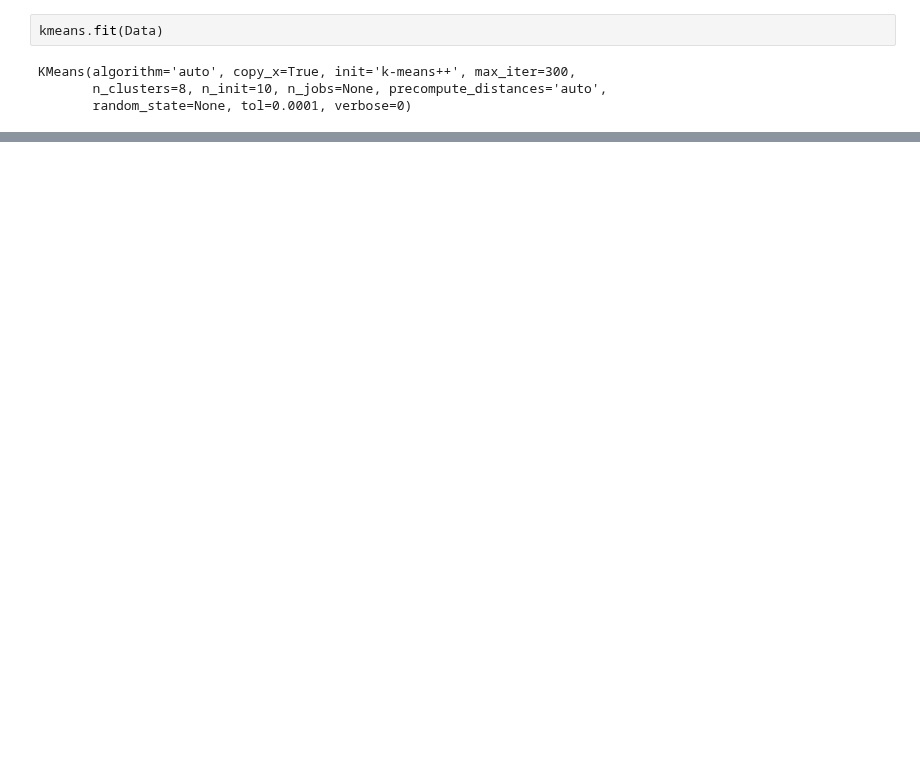
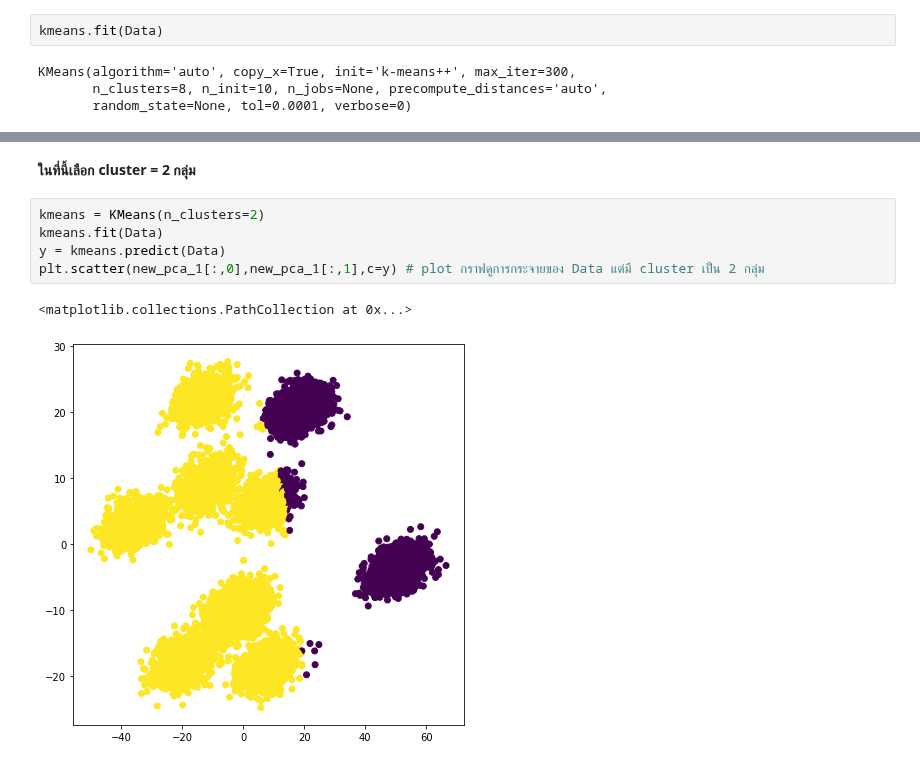
Before and after one commit to ThanikPimpiban/mulitivariate, a Jupyter notebook: Multivariate_Exam.ipynb, the cells around one changed output, grey strips where cells are left out. Cells and saved outputs as stored; diff of their text form; blank space fills up the shorter version.

```diff
--- a/Multivariate_Exam.ipynb
+++ b/Multivariate_Exam.ipynb
@@ -189,0 +217,10 @@ plt.scatter(new_pca[:,0],new_pca[:,1],c=y)
+# %% [markdown]
+**ในที่นี้เลือก cluster = 2 กลุ่ม**
+# %%
+kmeans = KMeans(n_clusters=2)
+kmeans.fit(Data)
+y = kmeans.predict(Data)
+plt.scatter(new_pca_1[:,0],new_pca_1[:,1],c=y) # plot กราฟดูการกระจายของ Data แต่มี cluster เป็น 2 กลุ่ม
+# %% [output]
+<matplotlib.collections.PathCollection at 0x...>
+[figure, added]
```
Also changed, not shown: parts of 62 cells of this notebook.
